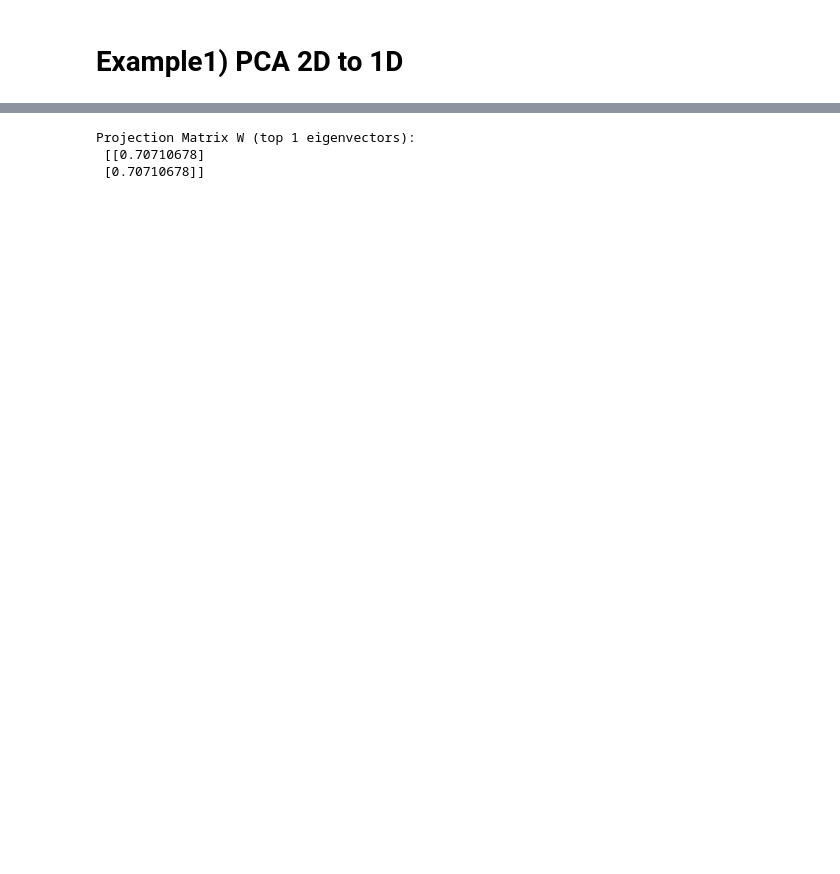
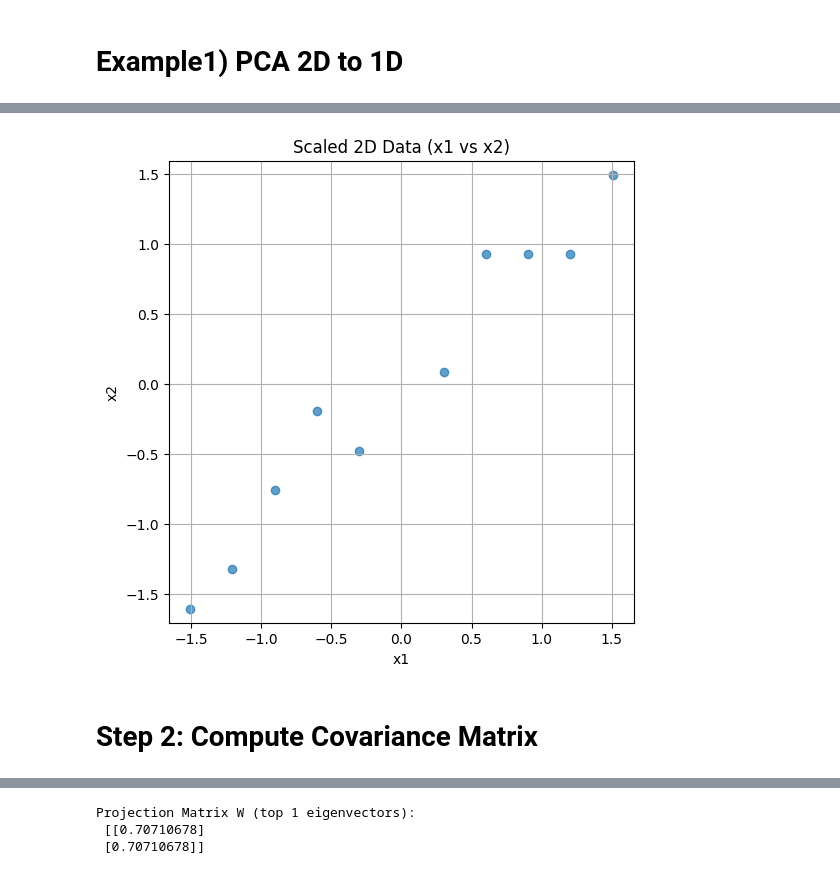
Before and after one commit to ash322ash422/tut_ml, a Jupyter notebook: 2_misc_DimensionReduction_PCA-tSNE-SVD-LDA/tut_PCA_1_implementation_using_numpy.ipynb, the cells around one changed output, grey strips where cells are left out. Cells and saved outputs as stored; diff of their text form; code cells hidden in the pictures; blank space fills up the shorter version.

```diff
--- a/2_misc_DimensionReduction_PCA-tSNE-SVD-LDA/tut_PCA_1_implementation_using_numpy.ipynb
+++ b/2_misc_DimensionReduction_PCA-tSNE-SVD-LDA/tut_PCA_1_implementation_using_numpy.ipynb
@@ -54 +62,15 @@ Standardized Data:
+# %%
+# Plot original data
+plt.figure(figsize=(6, 6))
+plt.scatter(X_scaled[:, 0], X_scaled[:, 1], alpha=0.7)
+plt.title("Scaled 2D Data (x1 vs x2)")
+plt.xlabel("x1")
+plt.ylabel("x2")
+plt.axis('equal')
+plt.grid(True)
+plt.show()
+# %% [output]
+[figure, added]
+# %% [markdown]
+# Step 2: Compute Covariance Matrix
 # %%
```
Also changed, not shown: parts of 21 cells of this notebook, 28 other files.
